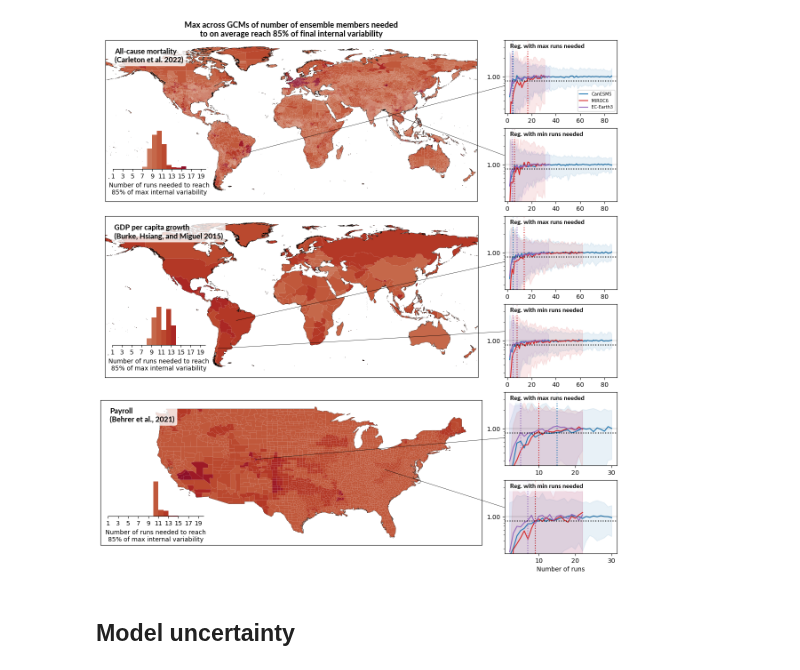
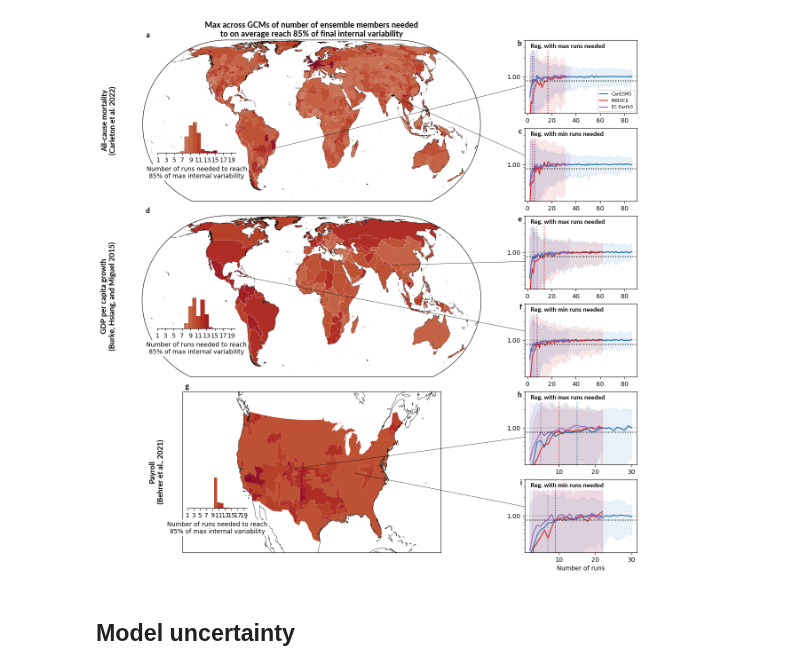
Before and after one commit to ks905383/impact_uncertainty, a Jupyter notebook: code/4c_capturing_uncertainty.ipynb, the cells around one changed output. Cells and saved outputs as stored; diff of their text form; code cells hidden in the pictures.

```diff
--- a/code/4c_capturing_uncertainty.ipynb
+++ b/code/4c_capturing_uncertainty.ipynb
@@ -93,10 +75,8 @@ ndraws = 100
 # At what gwl to test
 gwl = 2
 # %%
-overwrite = True
-#for proc in params_proc:
-for proc in ['mortality']:
-    #proc = 'mortality'
+overwrite = False
+for proc in params_proc:
 
     output_fn = f'{dir_list['aux_bigmem']}obsvar_boot_estimates_{proc}.zarr'
     if overwrite or (not os.path.exists(output_fn+'/.done')):
@@ -265,8 +204,14 @@ save_fig = True
 output_fn = f'{dir_list['figs']}extra_figs/capturing_uncertainty_internal'
 
 levels = 20
+cbar_params = {'vmin':0,'vmax':levels-1,'levels':20,'cmap':cmocean.cm.amp}
+
 thresh = 0.85
-cmap = cmocean.cm.amp(np.arange(0,1,1/levels))
+
+projs = {'dmortality':ccrs.EckertIV(),
+         'dgdppc':ccrs.EckertIV(),
+         'dpayroll':ccrs.AlbersEqualArea(central_longitude=-100,central_latitude=35)}
+
 
 
 fig = plt.figure(figsize=(15,5*len(params_proc)))
@@ -277,7 +222,12 @@ for row_idx,proc in enumerate(params_proc):
 
     # Load shapefile and process centroids
     gdf = load_shp(proc)
-    centroids = gdf.geometry.to_crs('EPSG:4326').centroid
+    centroids = gdf.geometry.to_crs('EPSG:4087').centroid
+    centroids = centroids.to_crs('EPSG:4326')
+    centroids = centroids.to_frame(name='geometry')
+    centroids['locid'] = gdf.locid.values
+    centroids = centroids.set_index('locid')
+
 
     # Load uncertainty estimates
     unc_fn = f'{dir_list['aux_bigmem']}obsvar_boot_estimates_{proc}.zarr'
@@ -296,35 +246,65 @@ for row_idx,proc in enumerate(params_proc):
     #--------------------------------
     # Map ---------------------------
     #--------------------------------
-    ax_map = fig.add_subplot(gs[(row_idx*2):(row_idx*2+2),0:3],projection=ccrs.PlateCarree())
+    ax_map = fig.add_subplot(gs[(row_idx*2):(row_idx*2+2),0:3],projection=projs['d'+proc])
     nruns_needed = ratio_to_final_obsunc_tmp.nruns.isel(nruns = (ratio_to_final_obsunc_tmp>thresh).argmax('nruns'))
     plot_data = nruns_needed.max('model').sel(poly_idx = gdf.locid.values)
 
-    fig,ax_map=plot_map(plot_data.sel(poly_idx = gdf.locid.values),
-             gdf,vmin=0,vmax=levels,cmap=cmocean.cm.amp,
-             fig=fig,ax=ax_map)
-    #ax_map.coastlines(lw=0.5)
-    gpd.GeoSeries(data = gdf.union_all()).plot(facecolor='none',edgecolor='k',linewidth=0.25,ax=ax_map)
+    if 'levels' in cbar_params:
+        gdf['colors'],bins,colors_ref = create_segcmap(plot_data.sel(poly_idx = gdf.locid.values),
+                                        cbar_params,
+                                       centered = True,return_all = True)
+        gdf_tmp = gdf.dissolve(by='colors').reset_index()
+
+        gdf_tmp.plot(color=gdf_tmp.colors,edgecolor='none',transform=ccrs.PlateCarree(),ax=ax_map)
+        # Plot national boundaries at least
+        if proc == 'gdppc':
+            gdf.plot(ax=ax_map,facecolor='none',edgecolor='w',linewidth=0.1,transform=ccrs.PlateCarree())
+
+    else:
+        fig,ax_map = plot_map(plot_data.sel(poly_idx = gdf.locid.values),
+             gdf,**cbar_params,fig=fig,ax=ax_map)
+
+    if proc == 'payroll':
+        ax_map.coastlines(lw=0.5)
+    else:
+        gpd.GeoSeries(data = gdf.union_all()).plot(facecolor='none',edgecolor='k',linewidth=0.25,ax=ax_map,
+                                              transform=ccrs.PlateCarree())
     if row_idx == 0:
         ax_map.set_title(f'Max across GCMs of number of ensemble members needed\nto on average reach {str(int(thresh*100))}% of final internal variability',
                          font=extra_fonts['lato-bold'],fontsize=13)
 
-    ax_map.annotate(proc_full_names[proc],(0.025,0.95),xycoords='axes fraction',va='top',
-                    font=extra_fonts['lato-bold'],fontsize=12,
-                    bbox={'boxstyle':'round','fc':'w','ec':'w','alpha':0.8})
+
+    # Row labels
+    ax_map.annotate(proc_full_names[proc],
+                (-0.1,0.5),xycoords = 'axes fraction',
+                fontweight='bold',fontsize=12,va='center',ha='center',
+                rotation=90,font=extra_fonts['lato-bold'])
 
     if proc == 'payroll':
         ax_map.set_extent((-135, -64, 23.7, 50.6),
                           crs = ccrs.PlateCarree())
 
+    # Subplot label
+    ax_map.annotate(string.ascii_lowercase[row_idx*3],(0.01,1.01),xycoords = 'axes fraction',
+                            fontweight='bold',fontsize=12,va='bottom',font=extra_fonts['lato-bold'])
+
     #----- Inset histogram
-    ax = ax_map.inset_axes([0.02, 0.2, 0.25, 0.25], xticks=[], yticks=[])
+    if 'levels' in cbar_params:
+        nbins = cbar_params['levels']
+    else:
+        nbins = 20
+    if proc == 'payroll':
+        ax = ax_map.inset_axes([0.065-0.045, 0.275, 0.2+0.03, 0.2], xticks=[], yticks=[])
+    else:
+        ax = ax_map.inset_axes([0.09-0.045, 0.3, 0.2+0.03, 0.2], xticks=[], yticks=[])
 
-    #N, bins, patches = nruns_needed.plot.hist(bins=np.arange(0,nruns_needed.max()+1),ax=ax)
-    N, bins, patches = plot_data.plot.hist(bins=np.arange(0,plot_data.max()+1),ax=ax)
+    N, bins, patches = (plot_data.clip(min=cbar_params['vmin'],
+                                       max=cbar_params['vmax']).
+                        plot.hist(bins=bins,ax=ax))
 
     for binid, patch in enumerate(patches):
-        patch.set_facecolor(cmap[binid,:])
+        patch.set_facecolor(colors_ref[binid])
 
     for side in ['top','left','right']:
         ax.spines[side].set_visible(False)
@@ -332,13 +312,12 @@ for row_idx,proc in enumerate(params_proc):
     ax.set_xlim(1,levels)
     ax.set_yticks([])
     ax.set_xlabel('Number of runs needed to reach\n'+f'{str(int(thresh*100))}% of max internal variability',
-                  )
+                  bbox={'boxstyle':'round4','edgecolor':'none','facecolor':'w'})
     ax.set_ylabel('')
     ax.set_title('')
 
     # Remove axis background
     ax.set_facecolor('none')
-
 
     #--------------------------------
     # Sample plots ------------------
@@ -349,7 +328,7 @@ for row_idx,proc in enumerate(params_proc):
 
     for plt_idx,reg_typ in enumerate(reg_idxs):
 
-        centroid = centroids.loc[gdf.query(f'locid == "{reg_idxs[reg_typ]}"').index.values[0]]
+        centroid = centroids.loc[reg_idxs[reg_typ],:].iloc[0]
 
         sp = {'poly_idx':reg_idxs[reg_typ]}
 
@@ -390,13 +369,24 @@ for row_idx,proc in enumerate(params_proc):
         ax.set_yscale('log')
         ax.get_yaxis().set_major_formatter(mpl.ticker.ScalarFormatter())
 
+        # Subplot label
+        ax.annotate(string.ascii_lowercase[row_idx*3+plt_idx+1],(-0.025,1.0),xycoords = 'axes fraction',
+                                fontweight='bold',fontsize=12,va='top',ha='right',font=extra_fonts['lato-bold'])
+
+
+        # Map point → figure coordinates
+        lon_proj,lat_proj = ax_map.projection.transform_point(centroid.x, centroid.y, ccrs.PlateCarree())
+        disp = ax_map.transData.transform((lon_proj, lat_proj))  # PlateCarree input
+        map_fig = fig.transFigure.inverted().transform(disp)
+
         # add connection to main map
         if plt_idx == 0:
             yloc = 0.375
         elif plt_idx == 1:
             yloc = 0.625
         con = mpl.patches.ConnectionPatch(
-            xyA=(centroid.x, centroid.y), coordsA=ax_map.transData,   # map location (lon/lat)
+            #xyA=(centroid.x, centroid.y), coordsA=ax_map.transData,   # map location (lon/lat)
+            xyA = map_fig, coordsA = fig.transFigure,
             xyB=(0.0, yloc), coordsB=ax.transAxes,       # left-center of subplot
             axesA=ax_map,
             axesB=ax,
@@ -419,4 +404,4 @@ if save_fig:
-[figure, old version]
+[figure, new version]
 # %% [markdown]
 ## Model uncertainty
 # %%
```
Also changed, not shown: parts of 11 cells of this notebook, 28 other files.
